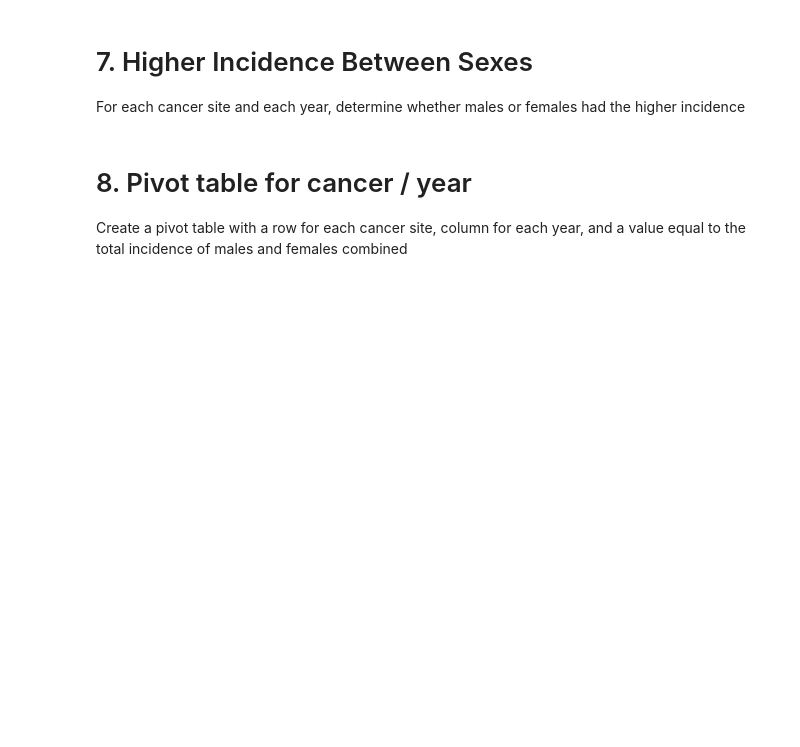
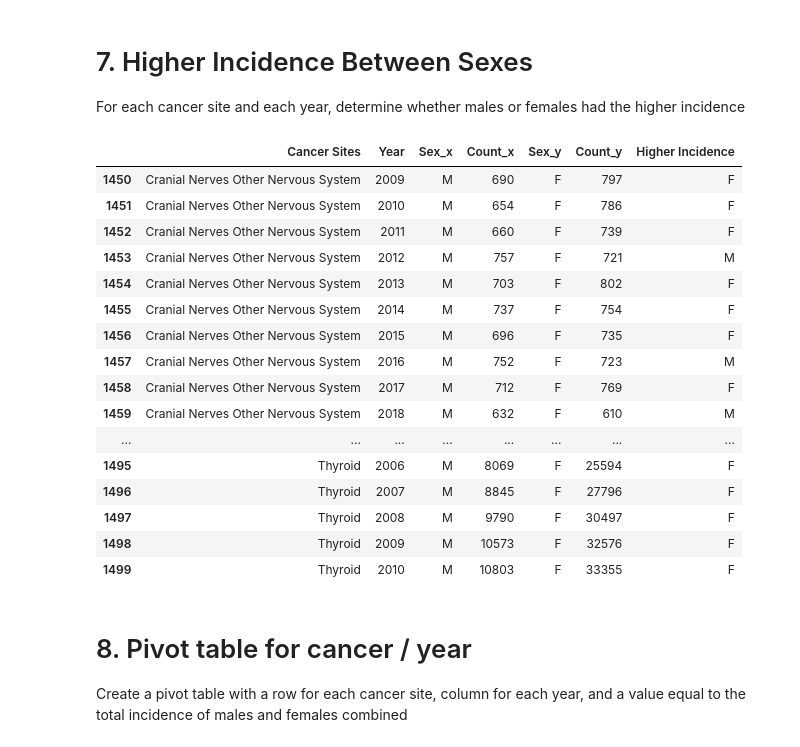
Before and after one commit to kikom3/cs577assignment1, a Jupyter notebook: src/assignment1-1.ipynb, the cells around one changed output. Cells and saved outputs as stored; diff of their text form; code cells hidden in the pictures; blank space fills up the shorter version.

```diff
--- a/src/assignment1-1.ipynb
+++ b/src/assignment1-1.ipynb
@@ -331,30 +331,50 @@ For each cancer site and each year, determine whether males or females had the h
 # %%
 # 1. make seperate datas for male and females but group by site and year
 # malecomparisondata = cancer.loc[cancer['Sex'] == 'M']
  #femalecomparisondata = cancer.loc[cancer['Sex'] == 'F']
 
 
 # 2. group by site and year
 # malecomparisondata.groupby(['Year', 'Cancer Sites'])['Count'].sum()
 
 # check
 # malecomparisondata
 
 # femalecomparisondata.groupby(['Year', 'Cancer Sites'])['Count'].sum()
 # femalecomparisondata
 
 #malecomparisontable = cancer.query("Sex == 'M' and Year >= 1999")
 malecomparisontable = cancer.loc[:, "Cancer Sites" : "Count"] #Slicing to get only the columns we need
 malecomparisontable = malecomparisontable.drop("Cancer Sites Code", axis = "columns") #Dropping the Cancer Sites Code column as it is not needed
 malecomparisontable = malecomparisontable.loc[malecomparisontable["Sex"] == "M"] #Filtering out only M
 malecomparisontable
 femalecomparisontable = cancer.loc[:, "Cancer Sites" : "Count"] #Slicing to get only the columns we need
 femalecomparisontable = femalecomparisontable.drop("Cancer Sites Code", axis = "columns") #Dropping the Cancer Sites Code column as it is not needed
 femalecomparisontable = femalecomparisontable.loc[femalecomparisontable["Sex"] == "F"] #Filtering out only
 femalecomparisontable
 
 merged = pd.merge(left = malecomparisontable, right = femalecomparisontable, left_on = ['Cancer Sites', 'Year'], right_on = ['Cancer Sites', 'Year']) #Merging both male and female tables
 merged["Higher Incidence"] = np.where(merged['Count_x'] > merged['Count_y'], 'M', 'F') #Using numpy where function to determine which group has higher count
+# example to show the new column works
+merged[1450:1500]
+# %% [output]
+|  | Cancer Sites | Year | Sex_x | Count_x | Sex_y | Count_y | Higher Incidence |
+| 1450 | Cranial Nerves Other Nervous System | 2009 | M | 690 | F | 797 | F |
+| 1451 | Cranial Nerves Other Nervous System | 2010 | M | 654 | F | 786 | F |
+| 1452 | Cranial Nerves Other Nervous System | 2011 | M | 660 | F | 739 | F |
+| 1453 | Cranial Nerves Other Nervous System | 2012 | M | 757 | F | 721 | M |
+| 1454 | Cranial Nerves Other Nervous System | 2013 | M | 703 | F | 802 | F |
+| 1455 | Cranial Nerves Other Nervous System | 2014 | M | 737 | F | 754 | F |
+| 1456 | Cranial Nerves Other Nervous System | 2015 | M | 696 | F | 735 | F |
+| 1457 | Cranial Nerves Other Nervous System | 2016 | M | 752 | F | 723 | M |
+| 1458 | Cranial Nerves Other Nervous System | 2017 | M | 712 | F | 769 | F |
+| 1459 | Cranial Nerves Other Nervous System | 2018 | M | 632 | F | 610 | M |
+| ... | ... | ... | ... | ... | ... | ... | ... |
+| 1495 | Thyroid | 2006 | M | 8069 | F | 25594 | F |
+| 1496 | Thyroid | 2007 | M | 8845 | F | 27796 | F |
+| 1497 | Thyroid | 2008 | M | 9790 | F | 30497 | F |
+| 1498 | Thyroid | 2009 | M | 10573 | F | 32576 | F |
+| 1499 | Thyroid | 2010 | M | 10803 | F | 33355 | F |
 # %% [markdown]
 # 8. Pivot table for cancer / year
 
```
